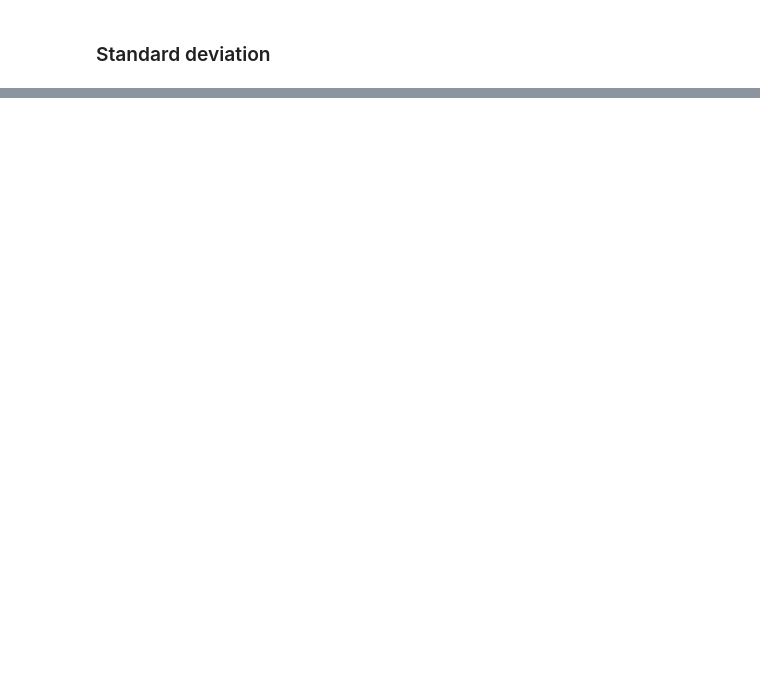
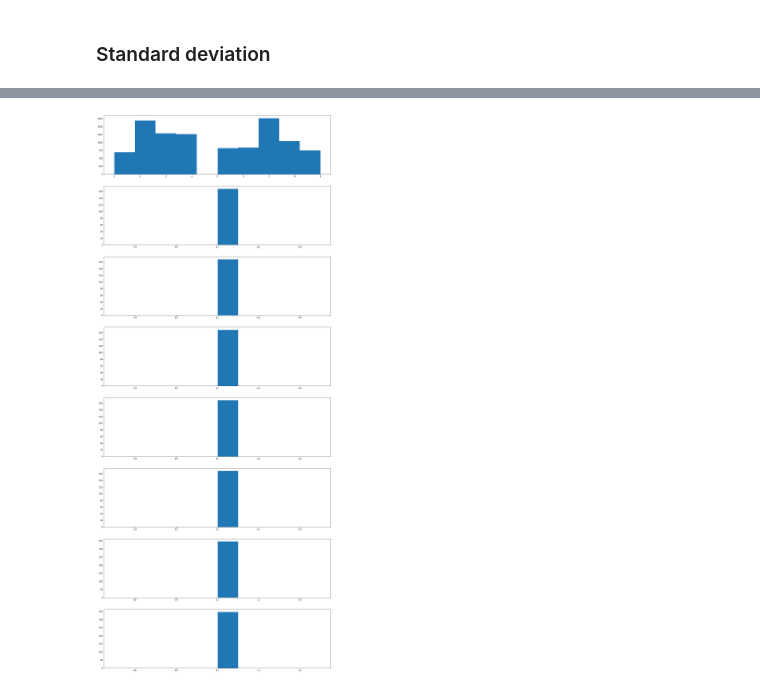
Before and after one commit to eannefawcett/Northwind-Database-Exploration, a Jupyter notebook: Region Performance.ipynb, the cells around one changed output, grey strips where cells are left out. Cells and saved outputs as stored; diff of their text form; code cells hidden in the pictures; blank space fills up the shorter version.

```diff
--- a/Region Performance.ipynb
+++ b/Region Performance.ipynb
@@ -480,0 +370,13 @@ pass
+# %%
+# set up variables for this particular test
+alpha = 0.05
+territoryId = [log[log['TerritoryId'] == x] for x in log['TerritoryId'].unique()]
+len(territoryId)
+x_bar_pop = log.ItemTotal.mean()
+x_bar_sample = [x['ItemTotal'].mean() for x in territoryId]
+sigma_pop = log.ItemTotal.std()
+sigma_sample = [x['ItemTotal'].std() for x in territoryId]
+n_pop = len(log.ItemTotal)
+n_sample = [len(x['ItemTotal']) for x in territoryId]
+mu_pop = mu_sample = 100
+dof = [x-1 for x in n_sample]
@@ -480,0 +432,9 @@ pass
+# %%
+# For Region's 7, 8, 9, 10, 11, 26, 27
+territory_85014 = territoryId[7]
+territory_85251 = territoryId[8]
+territory_98004 = territoryId[9]
+territory_98052 = territoryId[10]
+territory_98104 = territoryId[11]
+territory_06897 = territoryId[26]
+territory_19713 = territoryId[27]
@@ -480,0 +461,20 @@ pass
+# %%
+fig00 = plt.figure(figsize=(20,50))
+ax = fig00.add_subplot(811)
+ax1 = plt.hist(log['EmployeeId'])
+ax = fig00.add_subplot(812)
+ax2 = plt.hist(territory_85014['EmployeeId'])
+ax = fig00.add_subplot(813)
+ax3 = plt.hist(territory_85251['EmployeeId'])
+ax = fig00.add_subplot(814)
+ax4 = plt.hist(territory_98004['EmployeeId'])
+ax = fig00.add_subplot(815)
+ax5 = plt.hist(territory_98052['EmployeeId'])
+ax = fig00.add_subplot(816)
+ax6 = plt.hist(territory_98104['EmployeeId'])
+ax = fig00.add_subplot(817)
+ax7 = plt.hist(territory_06897['EmployeeId'])
+ax = fig00.add_subplot(818)
+ax8 = plt.hist(territory_19713['EmployeeId']);
+# %% [output]
+[figure, added]
```
Also changed, not shown: parts of 122 cells of this notebook, 9 other files.
